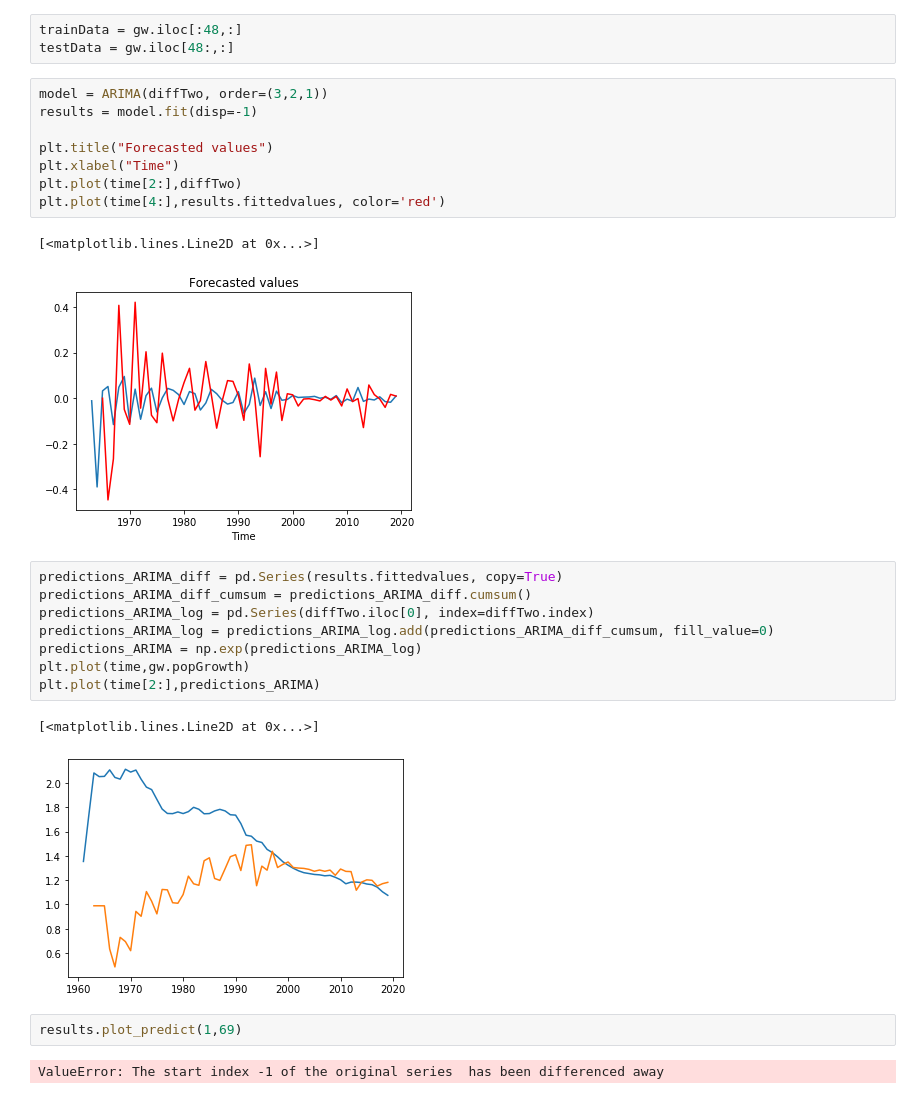
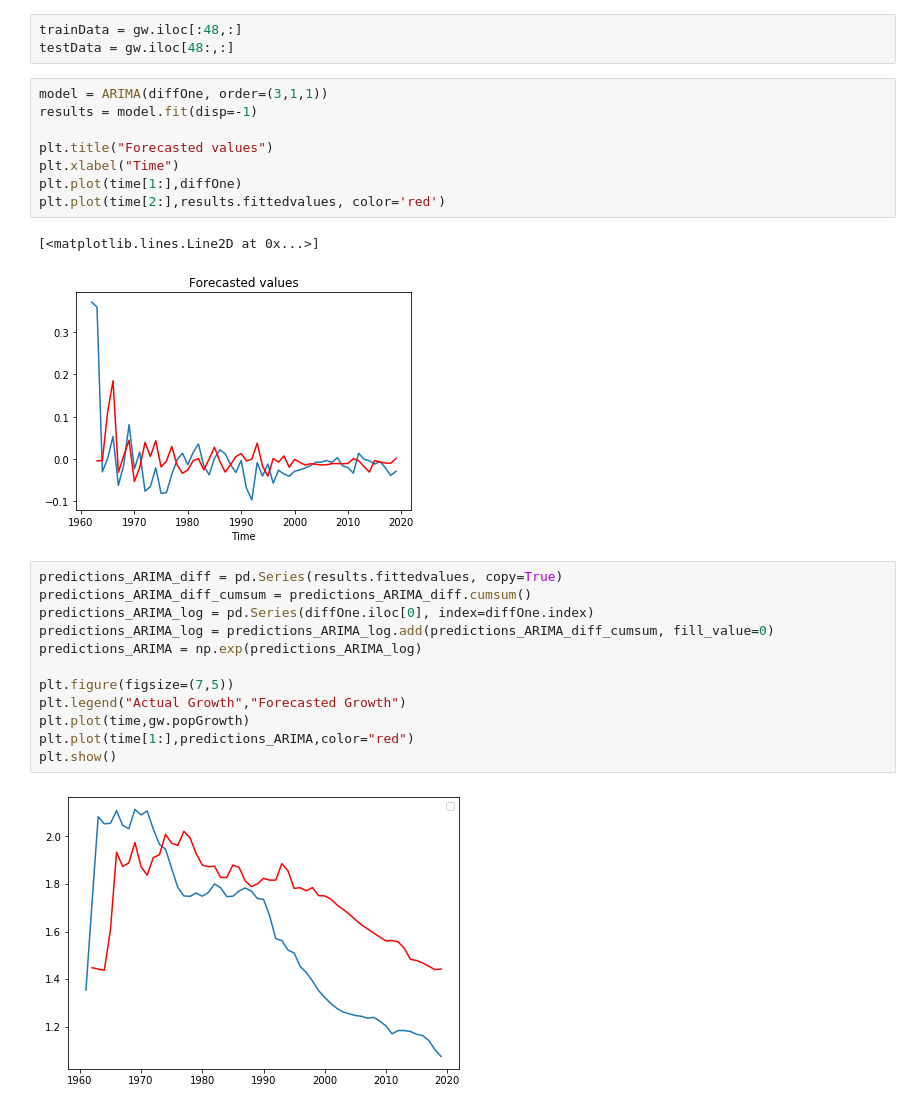
Before and after one commit to Raksha-Ramesh/wdi-econ-analysis, a Jupyter notebook: popGrowthARIMA.ipynb, the cells around one changed output. Cells and saved outputs as stored; diff of their text form.

```diff
--- a/popGrowthARIMA.ipynb
+++ b/popGrowthARIMA.ipynb
@@ -155,28 +155,27 @@ ACFPlot.show()
 trainData = gw.iloc[:48,:]
 testData = gw.iloc[48:,:]
 # %%
-model = ARIMA(diffTwo, order=(3,2,1))
+model = ARIMA(diffOne, order=(3,1,1))
 results = model.fit(disp=-1)
 
 plt.title("Forecasted values")
 plt.xlabel("Time")
-plt.plot(time[2:],diffTwo)
-plt.plot(time[4:],results.fittedvalues, color='red')
+plt.plot(time[1:],diffOne)
+plt.plot(time[2:],results.fittedvalues, color='red')
 # %% [output]
 [<matplotlib.lines.Line2D at 0x...>]
-[figure, old version]
+[figure, new version]
 # %%
 predictions_ARIMA_diff = pd.Series(results.fittedvalues, copy=True)
 predictions_ARIMA_diff_cumsum = predictions_ARIMA_diff.cumsum()
-predictions_ARIMA_log = pd.Series(diffTwo.iloc[0], index=diffTwo.index)
+predictions_ARIMA_log = pd.Series(diffOne.iloc[0], index=diffOne.index)
 predictions_ARIMA_log = predictions_ARIMA_log.add(predictions_ARIMA_diff_cumsum, fill_value=0)
 predictions_ARIMA = np.exp(predictions_ARIMA_log)
+
+plt.figure(figsize=(7,5))
+plt.legend("Actual Growth","Forecasted Growth")
 plt.plot(time,gw.popGrowth)
-plt.plot(time[2:],predictions_ARIMA)
+plt.plot(time[1:],predictions_ARIMA,color="red")
+plt.show()
 # %% [output]
-[<matplotlib.lines.Line2D at 0x...>]
-[figure, old version]
+[figure, new version]
-# %%
-results.plot_predict(1,69)
-# %% [output]
-ValueError: The start index -1 of the original series  has been differenced away
```
Also changed, not shown: parts of 3 cells of this notebook.
